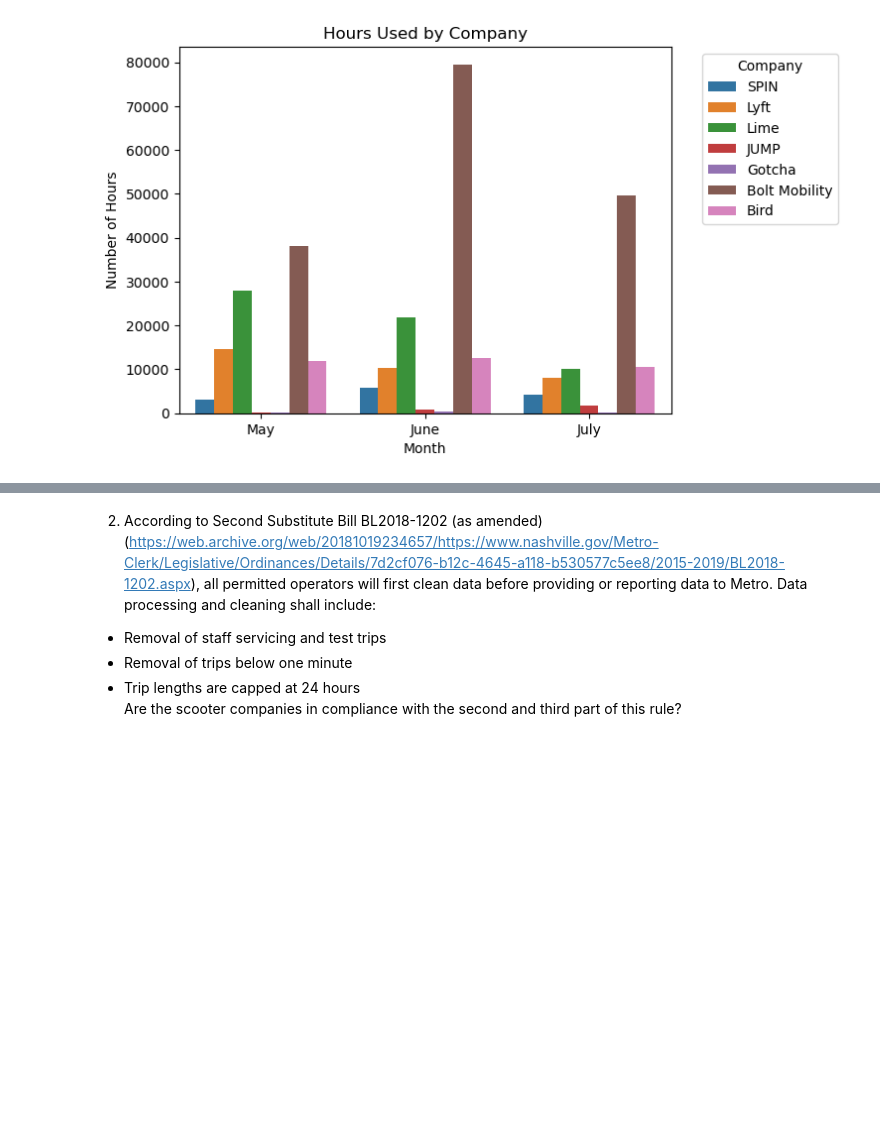
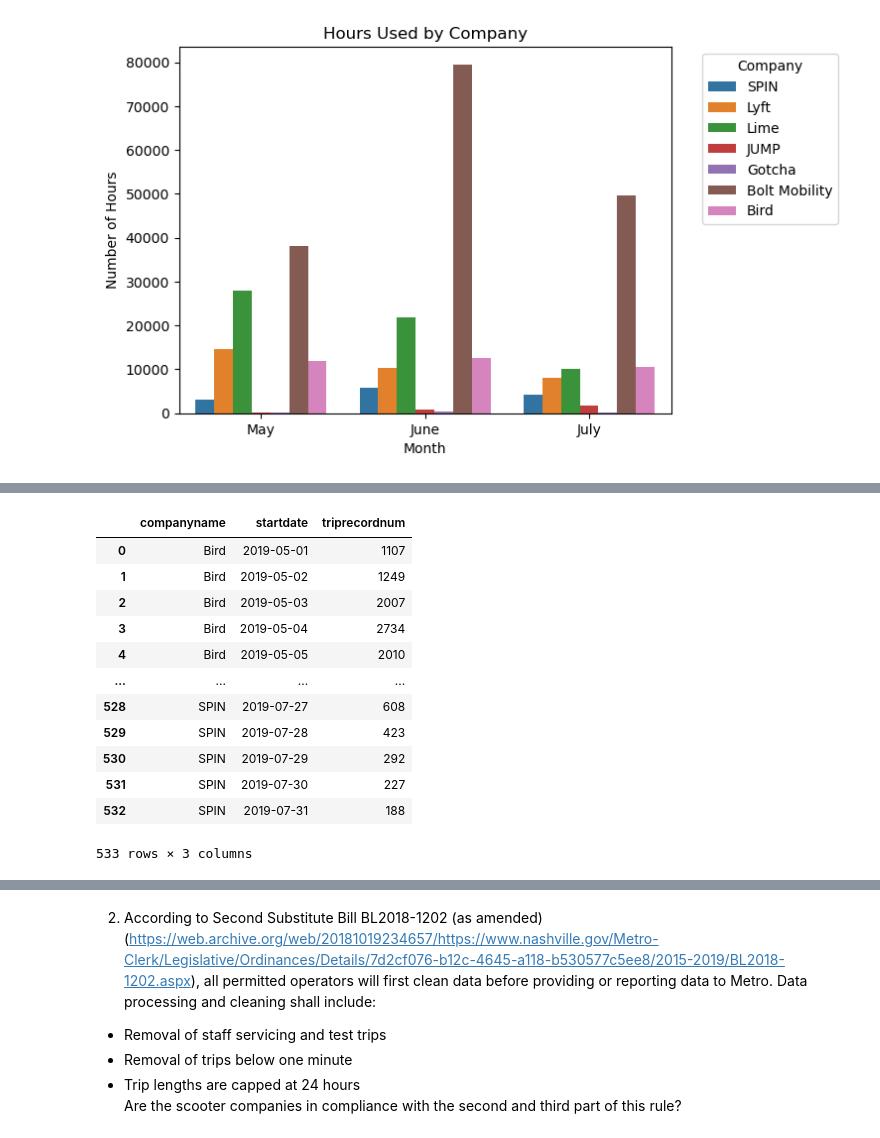
Before and after one commit to NSS-Data-Analytics-Cohort-10/scooters-group-6, a Jupyter notebook: notebook/scooters.ipynb, the cells around one changed output, grey strips where cells are left out. Saved outputs shown, nothing was run; the diff lists cells and outputs as text; code cells hidden in the pictures; blank space fills up the shorter version.

```diff
--- a/notebook/scooters.ipynb
+++ b/notebook/scooters.ipynb
@@ -248,0 +270,18 @@ plt.savefig('tripsbyday.png');
+# %%
+numb_trips=numb_trips.groupby(['companyname','startdate'])['triprecordnum'].count()
+numb_trips=numb_trips.reset_index() #kept getting an error when trying to sort values, reseting index worked idk why
+numb_trips
+# %% [output]
+|  | companyname | startdate | triprecordnum |
+| 0 | Bird | 2019-05-01 | 1107 |
+| 1 | Bird | 2019-05-02 | 1249 |
+| 2 | Bird | 2019-05-03 | 2007 |
+| 3 | Bird | 2019-05-04 | 2734 |
+| 4 | Bird | 2019-05-05 | 2010 |
+| ... | ... | ... | ... |
+| 528 | SPIN | 2019-07-27 | 608 |
+| 529 | SPIN | 2019-07-28 | 423 |
+| 530 | SPIN | 2019-07-29 | 292 |
+| 531 | SPIN | 2019-07-30 | 227 |
+| 532 | SPIN | 2019-07-31 | 188 |
+533 rows × 3 columns
```
Also changed, not shown: parts of 13 cells of this notebook.
